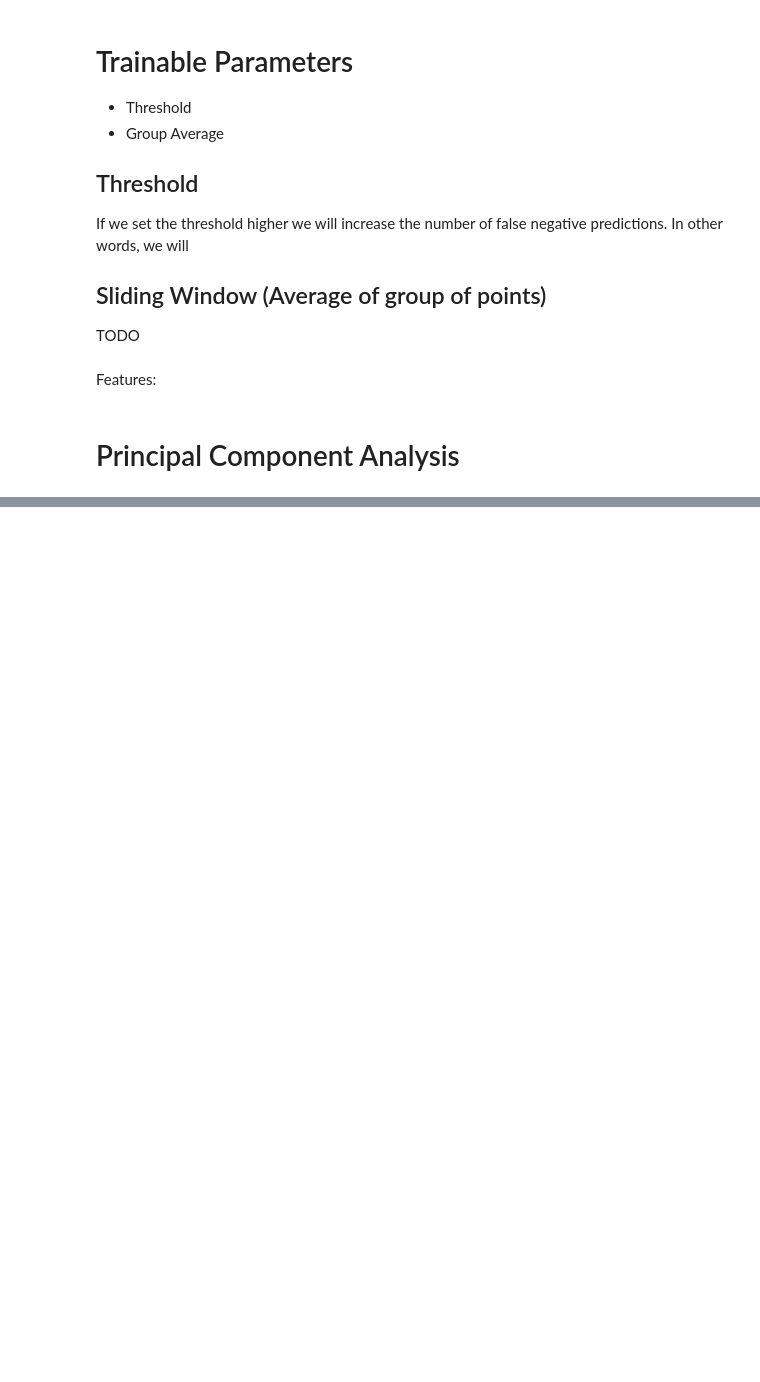
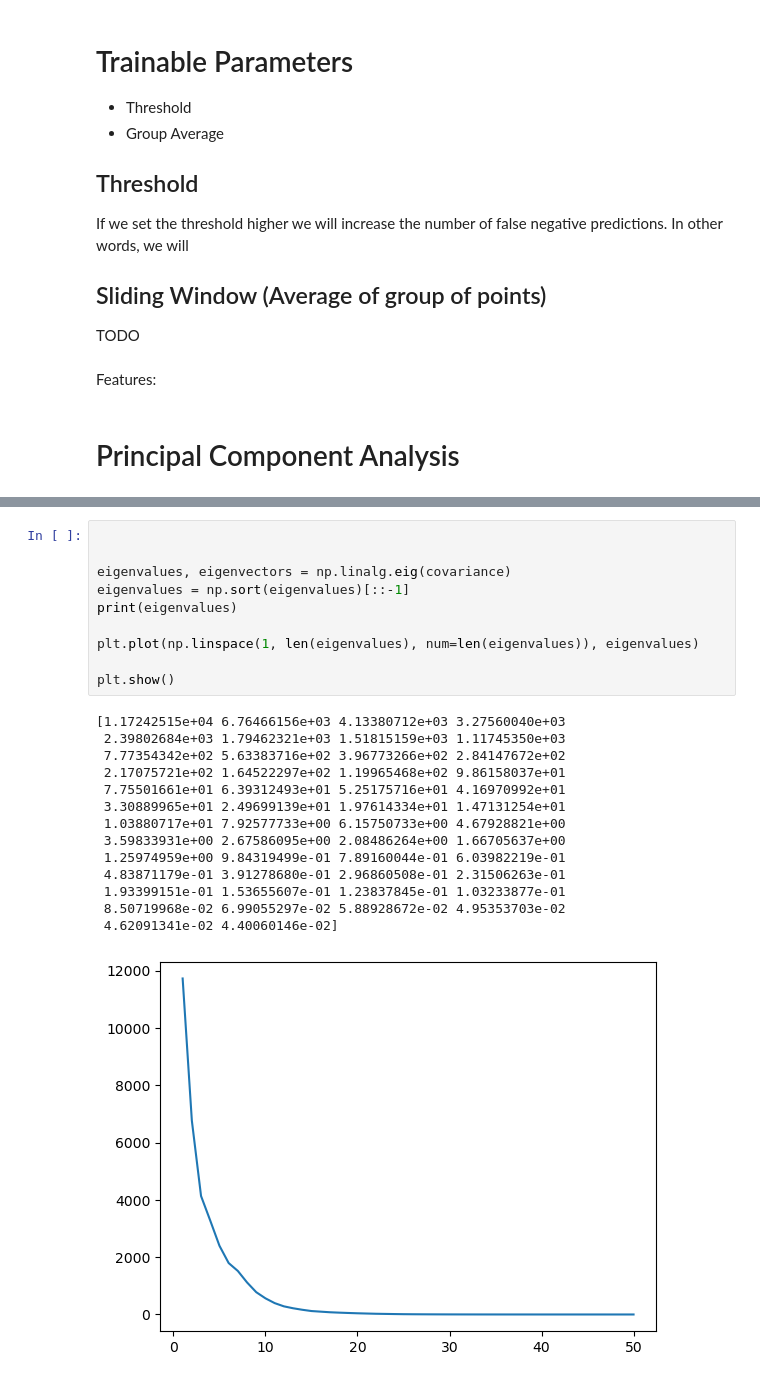
Before and after one commit to Hydropic/Unsupervised-Team-8, a Jupyter notebook: problem-1/understanding-the-data_jette.ipynb, the cells around one changed output, grey strips where cells are left out. Saved outputs shown, nothing was run; the diff lists cells and outputs as text; blank space fills up the shorter version.

```diff
--- a/problem-1/understanding-the-data_jette.ipynb
+++ b/problem-1/understanding-the-data_jette.ipynb
@@ -465,0 +584,25 @@ Features:
+# %%
+
+
+eigenvalues, eigenvectors = np.linalg.eig(covariance)
+eigenvalues = np.sort(eigenvalues)[::-1]
+print(eigenvalues)
+
+plt.plot(np.linspace(1, len(eigenvalues), num=len(eigenvalues)), eigenvalues)
+
+plt.show()
+# %% [output]
+[1.17242515e+04 6.76466156e+03 4.13380712e+03 3.27560040e+03
+ 2.39802684e+03 1.79462321e+03 1.51815159e+03 1.11745350e+03
+ 7.77354342e+02 5.63383716e+02 3.96773266e+02 2.84147672e+02
+ 2.17075721e+02 1.64522297e+02 1.19965468e+02 9.86158037e+01
+ 7.75501661e+01 6.39312493e+01 5.25175716e+01 4.16970992e+01
+ 3.30889965e+01 2.49699139e+01 1.97614334e+01 1.47131254e+01
+ 1.03880717e+01 7.92577733e+00 6.15750733e+00 4.67928821e+00
+ 3.59833931e+00 2.67586095e+00 2.08486264e+00 1.66705637e+00
+ 1.25974959e+00 9.84319499e-01 7.89160044e-01 6.03982219e-01
+ 4.83871179e-01 3.91278680e-01 2.96860508e-01 2.31506263e-01
+ 1.93399151e-01 1.53655607e-01 1.23837845e-01 1.03233877e-01
+ 8.50719968e-02 6.99055297e-02 5.88928672e-02 4.95353703e-02
+ 4.62091341e-02 4.40060146e-02]
+[figure, added]
```
Also changed, not shown: parts of 17 cells of this notebook.
